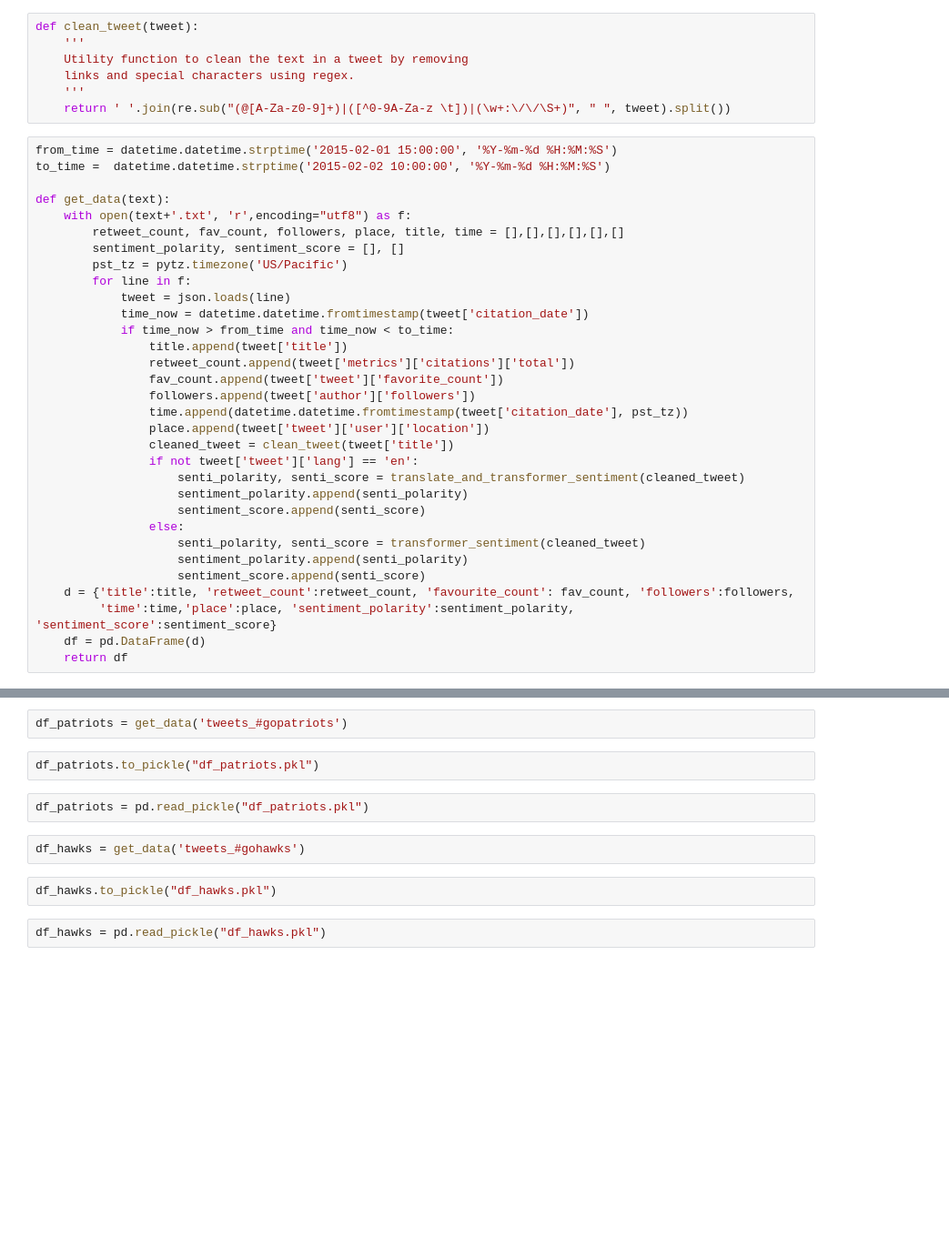
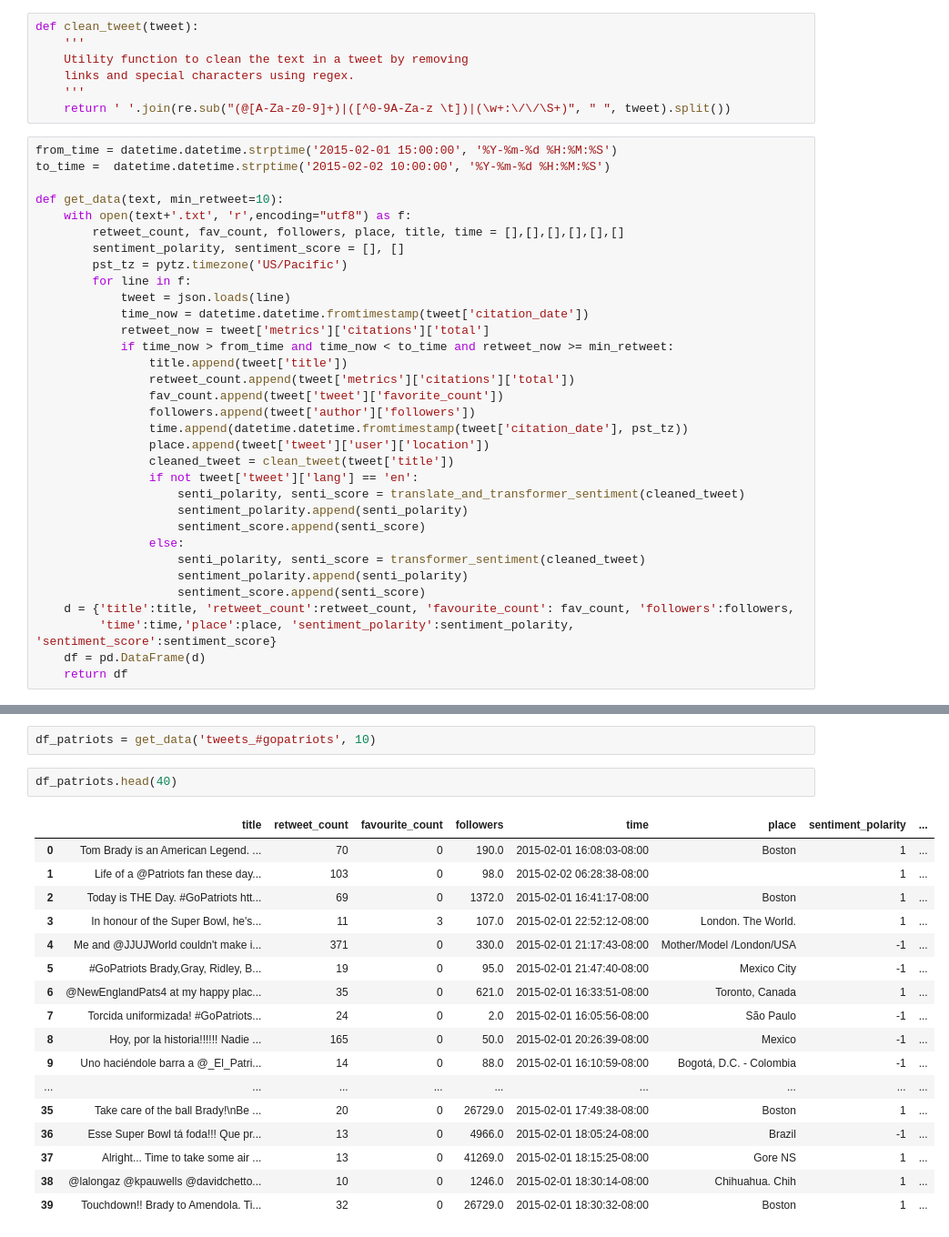
Before and after one commit to zhz03/ECE219_data_mining_project, a Jupyter notebook: Project_4/Project4_Leading_sp.ipynb, the cells around one changed output, grey strips where cells are left out. Shown at 91% size. Cells and saved outputs as stored; diff of their text form; blank space fills up the shorter version.

```diff
--- a/Project_4/Project4_Leading_sp.ipynb
+++ b/Project_4/Project4_Leading_sp.ipynb
@@ -88,7 +88,7 @@ def clean_tweet(tweet):
 from_time = datetime.datetime.strptime('2015-02-01 15:00:00', '%Y-%m-%d %H:%M:%S')
 to_time =  datetime.datetime.strptime('2015-02-02 10:00:00', '%Y-%m-%d %H:%M:%S')
 
-def get_data(text):
+def get_data(text, min_retweet=10):
     with open(text+'.txt', 'r',encoding="utf8") as f:
         retweet_count, fav_count, followers, place, title, time = [],[],[],[],[],[]
         sentiment_polarity, sentiment_score = [], []
@@ -96,7 +96,8 @@ def get_data(text):
         for line in f:
             tweet = json.loads(line)
             time_now = datetime.datetime.fromtimestamp(tweet['citation_date'])
-            if time_now > from_time and time_now < to_time:
+            retweet_now = tweet['metrics']['citations']['total']
+            if time_now > from_time and time_now < to_time and retweet_now >= min_retweet:
                 title.append(tweet['title'])
                 retweet_count.append(tweet['metrics']['citations']['total'])
                 fav_count.append(tweet['tweet']['favorite_count'])
@@ -119,12 +132,22 @@ def get_data(text):
 # %%
-df_patriots = get_data('tweets_#gopatriots')
+df_patriots = get_data('tweets_#gopatriots', 10)
-# %%
-df_patriots.to_pickle("df_patriots.pkl")
-# %%
-df_patriots = pd.read_pickle("df_patriots.pkl")
-# %%
-df_hawks = get_data('tweets_#gohawks')
-# %%
-df_hawks.to_pickle("df_hawks.pkl")
-# %%
-df_hawks = pd.read_pickle("df_hawks.pkl")
+# %%
+df_patriots.head(40)
+# %% [output]
+|  | title | retweet_count | favourite_count | followers | time | place | sentiment_polarity | ... |
+| 0 | Tom Brady is an American Legend. ... | 70 | 0 | 190.0 | 2015-02-01 16:08:03-08:00 | Boston | 1 | ... |
+| 1 | Life of a @Patriots fan these day... | 103 | 0 | 98.0 | 2015-02-02 06:28:38-08:00 |  | 1 | ... |
+| 2 | Today is THE Day. #GoPatriots htt... | 69 | 0 | 1372.0 | 2015-02-01 16:41:17-08:00 | Boston | 1 | ... |
+| 3 | In honour of the Super Bowl, he's... | 11 | 3 | 107.0 | 2015-02-01 22:52:12-08:00 | London. The World. | 1 | ... |
+| 4 | Me and @JJUJWorld couldn't make i... | 371 | 0 | 330.0 | 2015-02-01 21:17:43-08:00 | Mother/Model /London/USA | -1 | ... |
+| 5 | #GoPatriots Brady,Gray, Ridley, B... | 19 | 0 | 95.0 | 2015-02-01 21:47:40-08:00 | Mexico City | -1 | ... |
+| 6 | @NewEnglandPats4 at my happy plac... | 35 | 0 | 621.0 | 2015-02-01 16:33:51-08:00 | Toronto, Canada | 1 | ... |
+| 7 | Torcida uniformizada! #GoPatriots... | 24 | 0 | 2.0 | 2015-02-01 16:05:56-08:00 | São Paulo | -1 | ... |
+| 8 | Hoy, por la historia!!!!!! Nadie ... | 165 | 0 | 50.0 | 2015-02-01 20:26:39-08:00 | Mexico | -1 | ... |
+| 9 | Uno haciéndole barra a @_El_Patri... | 14 | 0 | 88.0 | 2015-02-01 16:10:59-08:00 | Bogotá, D.C. - Colombia | -1 | ... |
+| ... | ... | ... | ... | ... | ... | ... | ... | ... |
+| 35 | Take care of the ball Brady!\nBe ... | 20 | 0 | 26729.0 | 2015-02-01 17:49:38-08:00 | Boston | 1 | ... |
+| 36 | Esse Super Bowl tá foda!!! Que pr... | 13 | 0 | 4966.0 | 2015-02-01 18:05:24-08:00 | Brazil | -1 | ... |
+| 37 | Alright... Time to take some air ... | 13 | 0 | 41269.0 | 2015-02-01 18:15:25-08:00 | Gore NS | 1 | ... |
+| 38 | @lalongaz @kpauwells @davidchetto... | 10 | 0 | 1246.0 | 2015-02-01 18:30:14-08:00 | Chihuahua. Chih | 1 | ... |
+| 39 | Touchdown!! Brady to Amendola. Ti... | 32 | 0 | 26729.0 | 2015-02-01 18:30:32-08:00 | Boston | 1 | ... |
```
Also changed, not shown: parts of 5 cells of this notebook, 1 other file.
